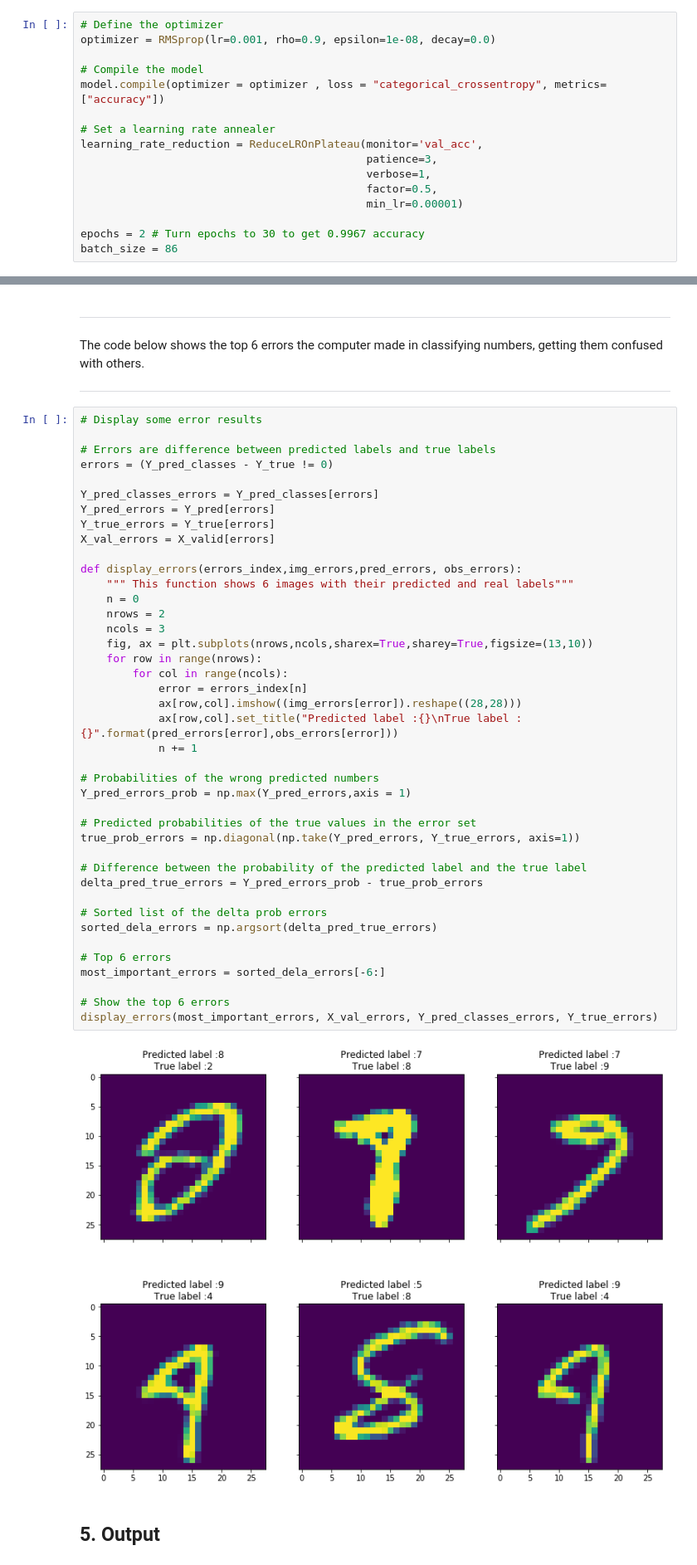
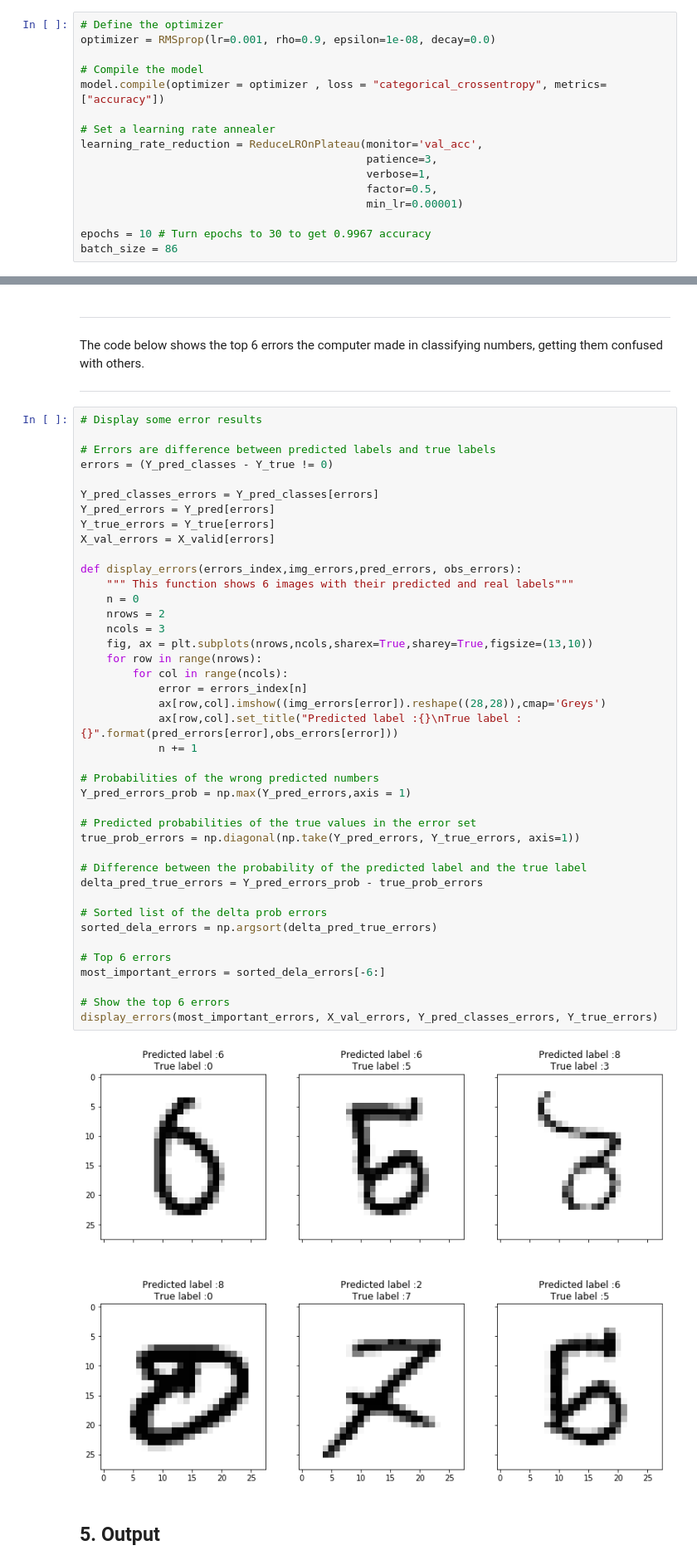
Before and after one commit to ballanr/ML, a Jupyter notebook: Digit Classifier w_MNIST.ipynb, the cells around one changed output, grey strips where cells are left out. Shown at 83% size. Saved outputs shown, nothing was run; the diff lists cells and outputs as text.

```diff
--- a/Digit Classifier w_MNIST.ipynb
+++ b/Digit Classifier w_MNIST.ipynb
@@ -255,7 +257,7 @@ learning_rate_reduction = ReduceLROnPlateau(monitor='val_acc',
                                             factor=0.5,
                                             min_lr=0.00001)
 
-epochs = 2 # Turn epochs to 30 to get 0.9967 accuracy
+epochs = 10 # Turn epochs to 30 to get 0.9967 accuracy
 batch_size = 86
 # %% [markdown]
 ### 3.3 Increasing the dataset
@@ -403,35 +415,35 @@ X_val_errors = X_valid[errors]
 def display_errors(errors_index,img_errors,pred_errors, obs_errors):
     """ This function shows 6 images with their predicted and real labels"""
     n = 0
     nrows = 2
     ncols = 3
     fig, ax = plt.subplots(nrows,ncols,sharex=True,sharey=True,figsize=(13,10))
     for row in range(nrows):
         for col in range(ncols):
             error = errors_index[n]
-            ax[row,col].imshow((img_errors[error]).reshape((28,28)))
+            ax[row,col].imshow((img_errors[error]).reshape((28,28)),cmap='Greys')
             ax[row,col].set_title("Predicted label :{}\nTrue label :{}".format(pred_errors[error],obs_errors[error]))
             n += 1
 
 # Probabilities of the wrong predicted numbers
 Y_pred_errors_prob = np.max(Y_pred_errors,axis = 1)
 
 # Predicted probabilities of the true values in the error set
 true_prob_errors = np.diagonal(np.take(Y_pred_errors, Y_true_errors, axis=1))
 
 # Difference between the probability of the predicted label and the true label
 delta_pred_true_errors = Y_pred_errors_prob - true_prob_errors
 
 # Sorted list of the delta prob errors
 sorted_dela_errors = np.argsort(delta_pred_true_errors)
 
 # Top 6 errors
 most_important_errors = sorted_dela_errors[-6:]
 
 # Show the top 6 errors
 display_errors(most_important_errors, X_val_errors, Y_pred_classes_errors, Y_true_errors)
 # %% [output]
-[figure, old version]
+[figure, new version]
 # %% [markdown]
 ## 5. Output
 # %% [markdown]
```
Also changed, not shown: parts of 5 cells of this notebook.
